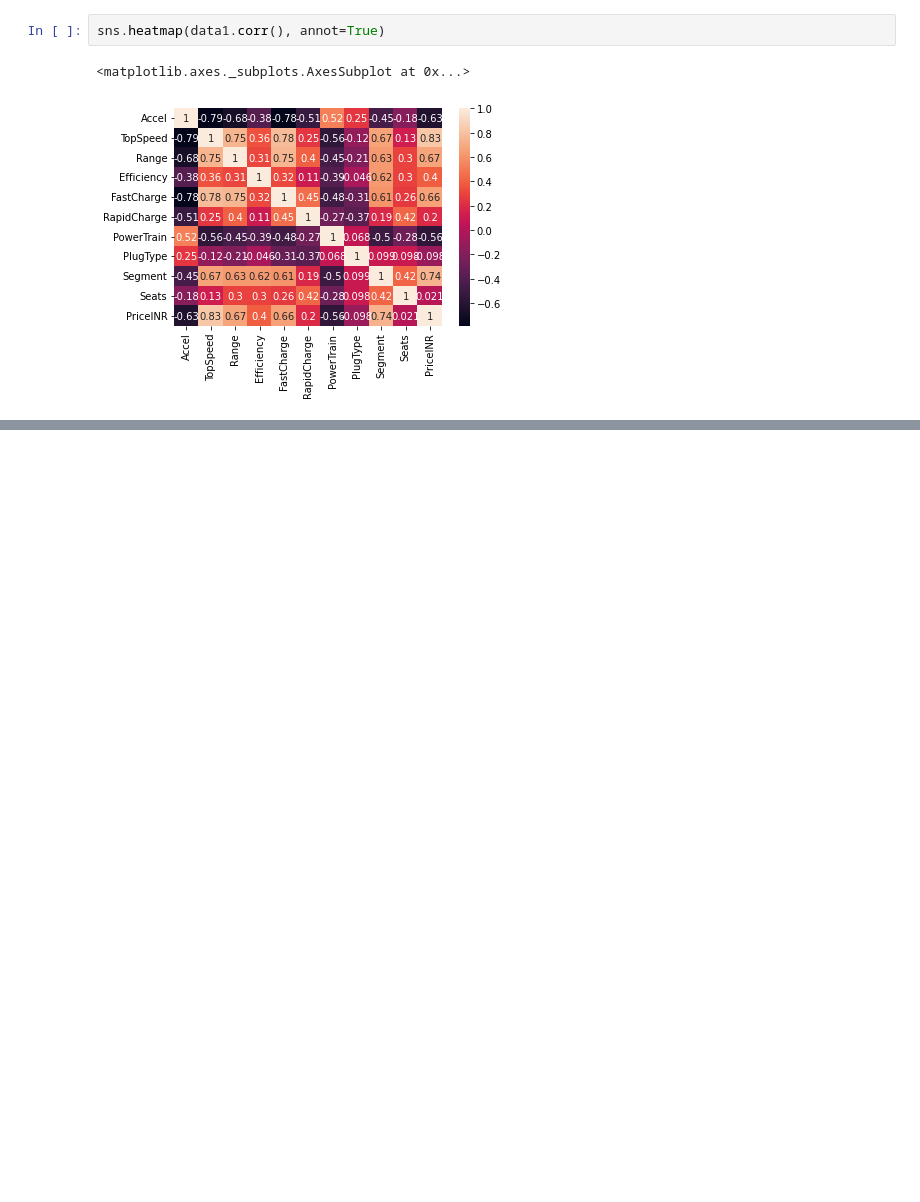
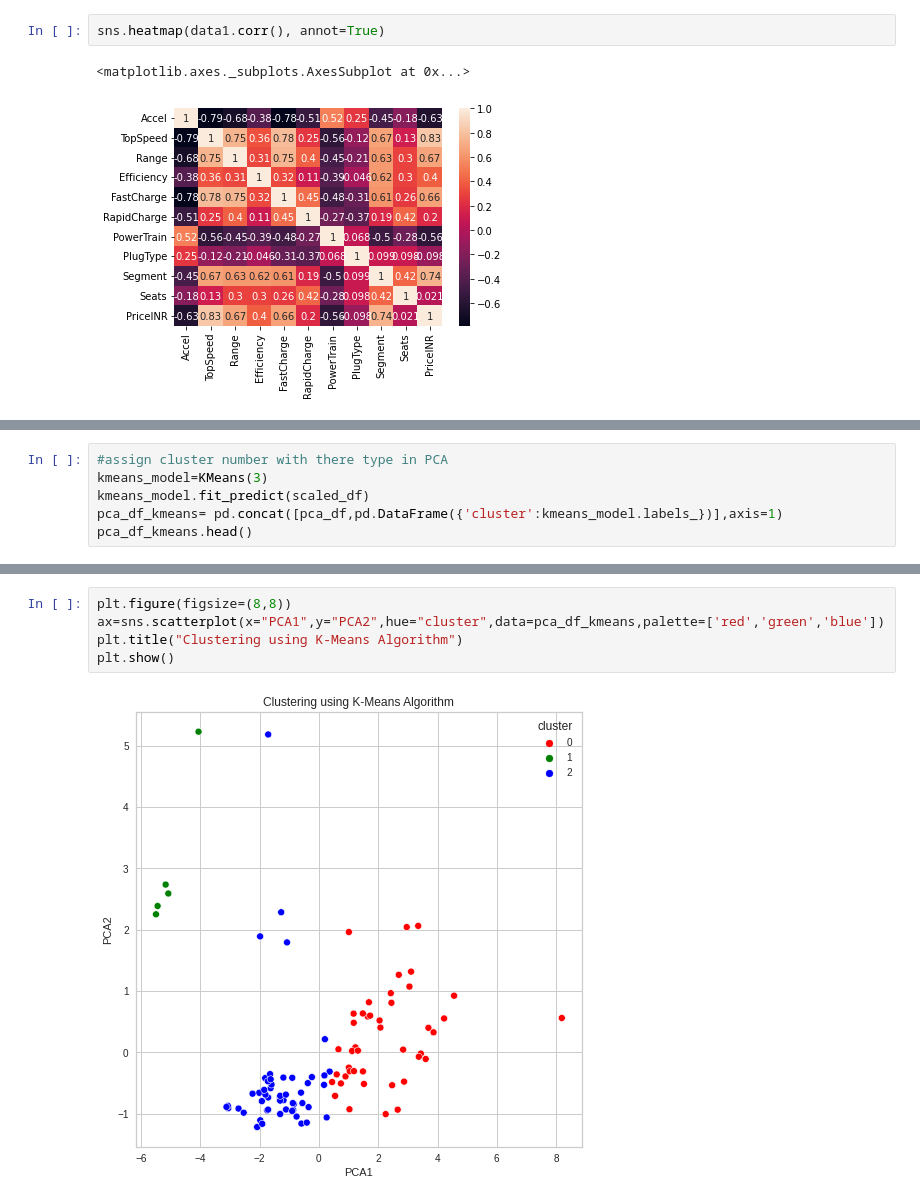
Before and after one commit to deepak03c/EV_Market_Segmentation, a Jupyter notebook: CLUSTERING_MODEL.ipynb, the cells around one changed output, grey strips where cells are left out. Drawn from its saved outputs; the diff is of its cells as text; blank space fills up the shorter version.

```diff
--- a/CLUSTERING_MODEL.ipynb
+++ b/CLUSTERING_MODEL.ipynb
@@ -477,0 +529,6 @@ NameError: ignored
+# %%
+#assign cluster number with there type in PCA
+kmeans_model=KMeans(3)
+kmeans_model.fit_predict(scaled_df)
+pca_df_kmeans= pd.concat([pca_df,pd.DataFrame({'cluster':kmeans_model.labels_})],axis=1)
+pca_df_kmeans.head()
@@ -477,0 +542,7 @@ NameError: ignored
+# %%
+plt.figure(figsize=(8,8))
+ax=sns.scatterplot(x="PCA1",y="PCA2",hue="cluster",data=pca_df_kmeans,palette=['red','green','blue'])
+plt.title("Clustering using K-Means Algorithm")
+plt.show()
+# %% [output]
+[figure, added]
```
Also changed, not shown: parts of 8 cells of this notebook.
